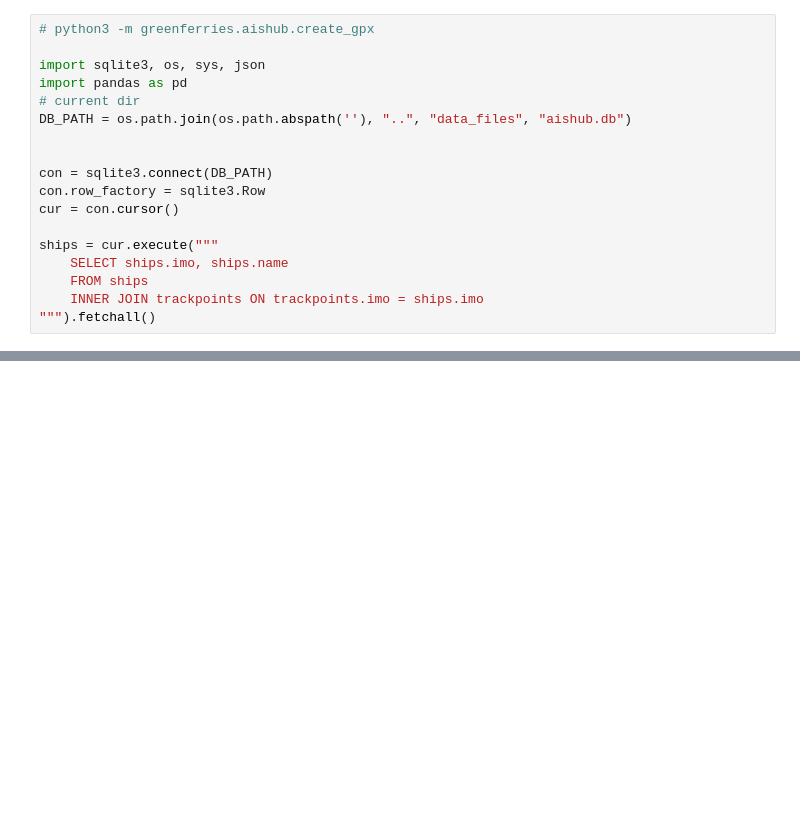
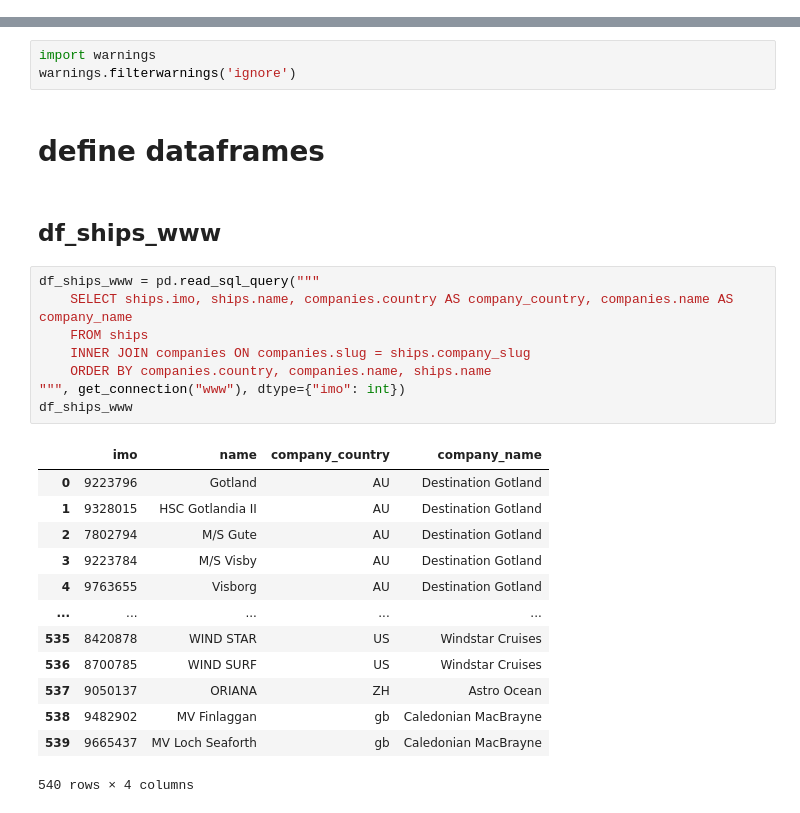
Before and after one commit to greenferries/greenferries, a Jupyter notebook: notebooks/trackpoints-map.ipynb, the cells around one changed output, grey strips where cells are left out. Cells and saved outputs as stored; diff of their text form; blank space fills up the shorter version.

Commit message:
added notebooks to explore trackpoints and compute routes

```diff
--- a/notebooks/trackpoints-map.ipynb
+++ b/notebooks/trackpoints-map.ipynb
@@ -1,18 +0,0 @@
-# %%
-# python3 -m greenferries.aishub.create_gpx
-
-import sqlite3, os, sys, json
-import pandas as pd
-# current dir
-DB_PATH = os.path.join(os.path.abspath(''), "..", "data_files", "aishub.db")
-
-
-con = sqlite3.connect(DB_PATH)
-con.row_factory = sqlite3.Row
-cur = con.cursor()
-
-ships = cur.execute("""
-    SELECT ships.imo, ships.name
-    FROM ships
-    INNER JOIN trackpoints ON trackpoints.imo = ships.imo
-""").fetchall()
@@ -46,0 +13,29 @@ m
+# %%
+import warnings
+warnings.filterwarnings('ignore')
+# %% [markdown]
+# define dataframes
+# %% [markdown]
+## df_ships_www
+# %%
+df_ships_www = pd.read_sql_query("""
+    SELECT ships.imo, ships.name, companies.country AS company_country, companies.name AS company_name
+    FROM ships
+    INNER JOIN companies ON companies.slug = ships.company_slug
+    ORDER BY companies.country, companies.name, ships.name
+""", get_connection("www"), dtype={"imo": int})
+df_ships_www
+# %% [output]
+|  | imo | name | company_country | company_name |
+| 0 | 9223796 | Gotland | AU | Destination Gotland |
+| 1 | 9328015 | HSC Gotlandia II | AU | Destination Gotland |
+| 2 | 7802794 | M/S Gute | AU | Destination Gotland |
+| 3 | 9223784 | M/S Visby | AU | Destination Gotland |
+| 4 | 9763655 | Visborg | AU | Destination Gotland |
+| ... | ... | ... | ... | ... |
+| 535 | 8420878 | WIND STAR | US | Windstar Cruises |
+| 536 | 8700785 | WIND SURF | US | Windstar Cruises |
+| 537 | 9050137 | ORIANA | ZH | Astro Ocean |
+| 538 | 9482902 | MV Finlaggan | gb | Caledonian MacBrayne |
+| 539 | 9665437 | MV Loch Seaforth | gb | Caledonian MacBrayne |
+540 rows × 4 columns
```
Also changed, not shown: parts of 19 cells of this notebook, 4 other files.
